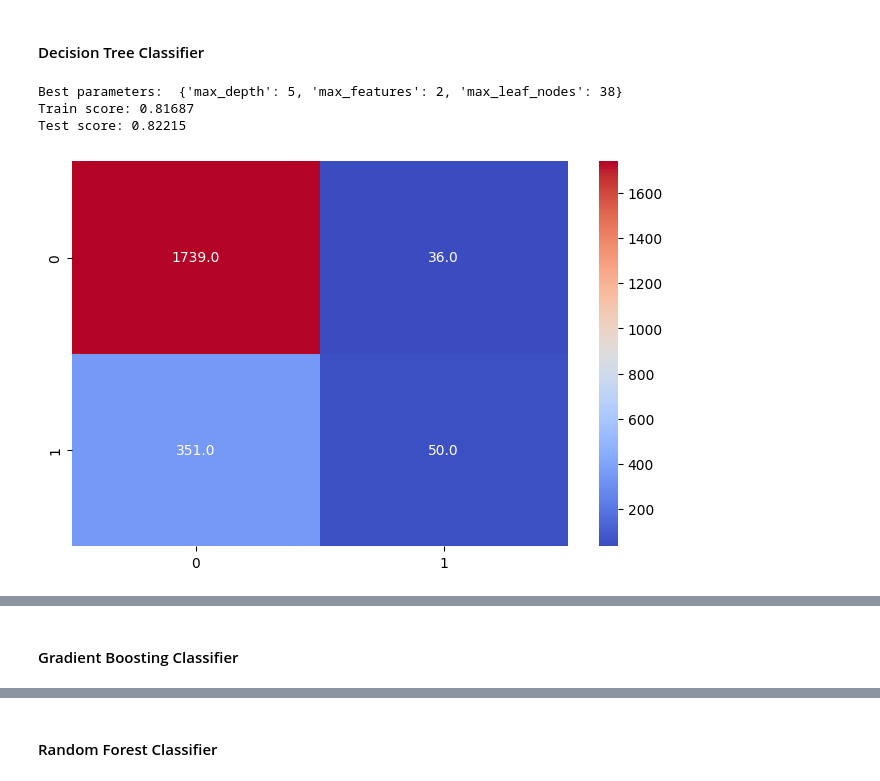
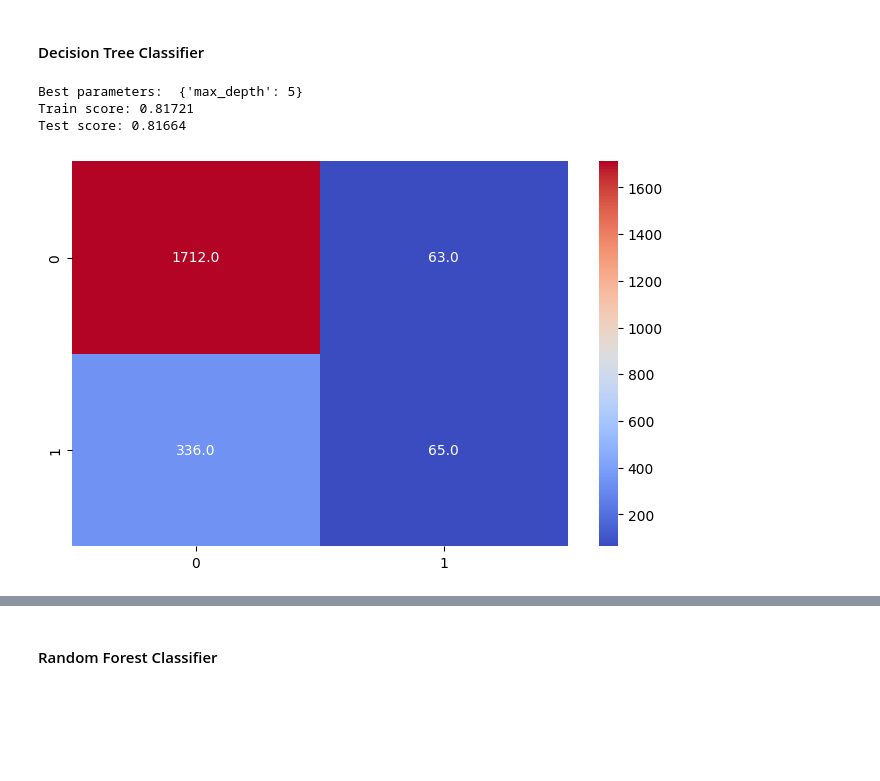
Before and after one commit to NgeNXQ/PIIS, a Jupyter notebook: 4/labwork4.ipynb, the cells around one changed output, grey strips where cells are left out. Drawn from its saved outputs; the diff is of its cells as text; code cells hidden in the pictures; blank space fills up the shorter version.

```diff
--- a/4/labwork4.ipynb
+++ b/4/labwork4.ipynb
@@ -196,30 +225,28 @@ results = list()
 #### Decision Tree Classifier
 # %%
 parameters = {
-    "max_depth": list(range(1, 5)),
-    "max_features": list(range(1, 50)),
-    "max_leaf_nodes": list(range(2, 10))
+    "max_depth": list(range(1, 10)),
+    #"max_features": list(range(1, 25)),
+    #"max_leaf_nodes": list(range(2, 10))
 }
 
 grid_search_results = GridSearchCV(DecisionTreeClassifier(), parameters, n_jobs = -1).fit(x_train, y_train)
 print(f"Best parameters: ", grid_search_results.best_params_)
 
 decision_tree_classifier = grid_search_results.best_estimator_.fit(x_train, y_train)
 
 train_score = round(decision_tree_classifier.score(x_train, y_train), 5)
 test_score = round(decision_tree_classifier.score(x_test, y_test), 5)
 results.append({"Model": "Decision Tree\nClassifier", "Accuracy": train_score, "Type": "Train"})
 results.append({"Model": "Decision Tree\nClassifier", "Accuracy": test_score, "Type": "Test"})
 print(f"Train score: {train_score}")
 print(f"Test score: {test_score}")
 
 build_confusion_matrix(decision_tree_classifier, x_test, y_test)
 build_tree_visualization(decision_tree_classifier, x.columns.to_list(), ["Defect", "No Defect"])
 # %% [output]
-Best parameters:  {'max_depth': 5, 'max_features': 2, 'max_leaf_nodes': 38}
-Train score: 0.81687
-Test score: 0.82215
+Best parameters:  {'max_depth': 5}
+Train score: 0.81721
+Test score: 0.81664
-[figure, old version]
+[figure, new version]
 [drawing not drawn]
-# %% [markdown]
-#### Gradient Boosting Classifier
```
Also changed, not shown: parts of 6 cells of this notebook.
